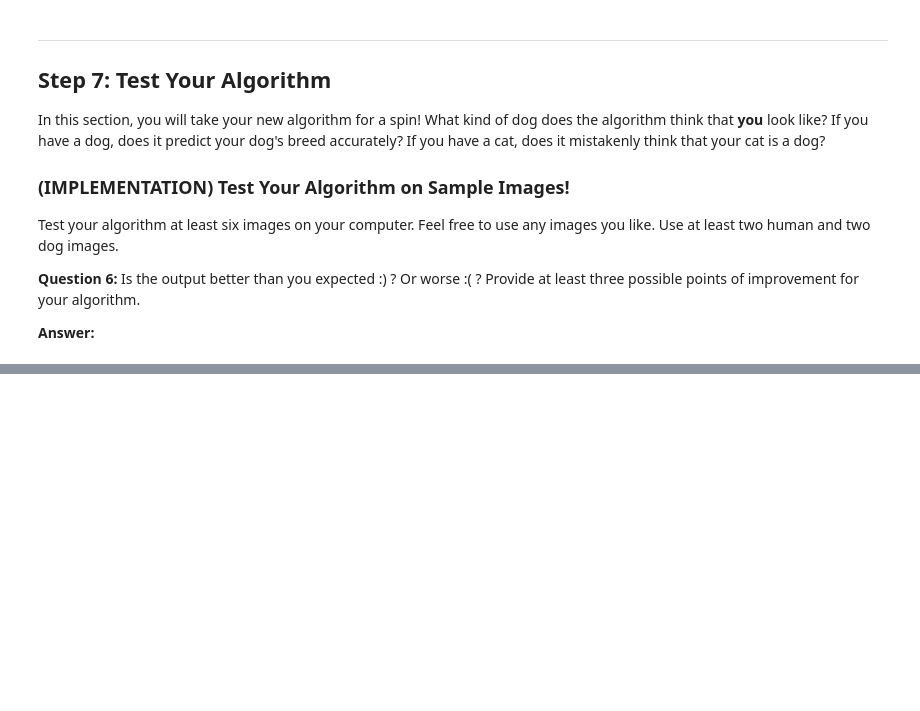
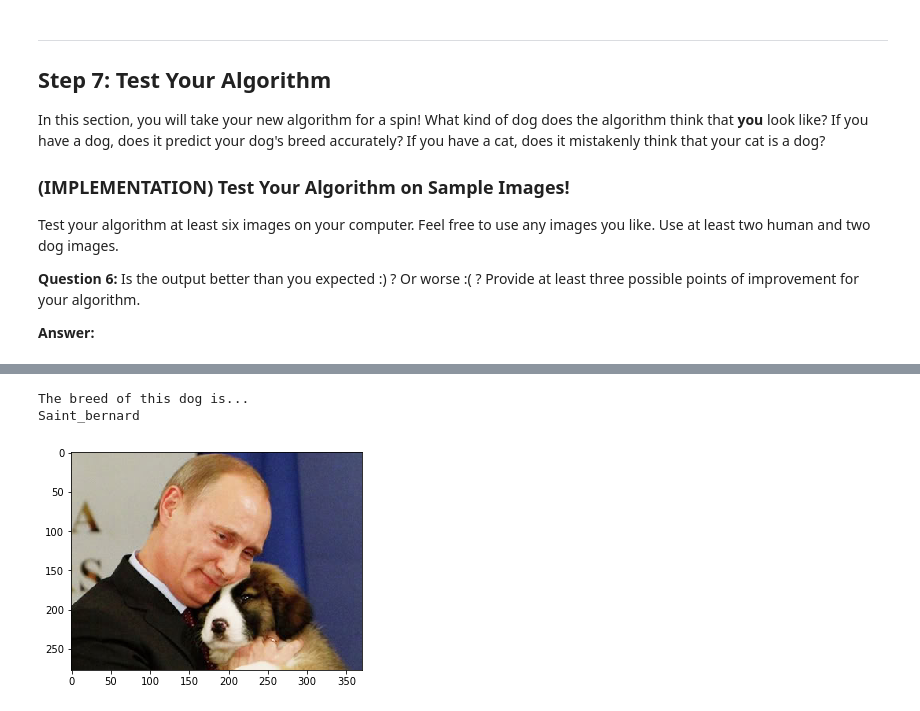
Before and after one commit to Dmiger/Udacity-dog-project, a Jupyter notebook: dog_app.ipynb, the cells around one changed output, grey strips where cells are left out. Cells and saved outputs as stored; diff of their text form; code cells hidden in the pictures; blank space fills up the shorter version.

```diff
--- a/dog_app.ipynb
+++ b/dog_app.ipynb
@@ -660,0 +843,6 @@ __Answer:__
+# %%
+my_algorithm('Putin_dog.jpg')
+# %% [output]
+The breed of this dog is...
+Saint_bernard
+[figure, added]
```
Also changed, not shown: parts of 33 cells of this notebook.
